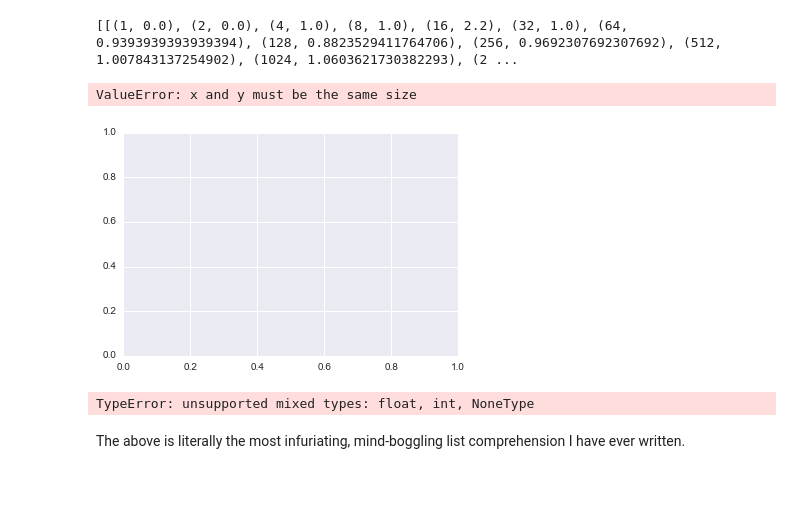
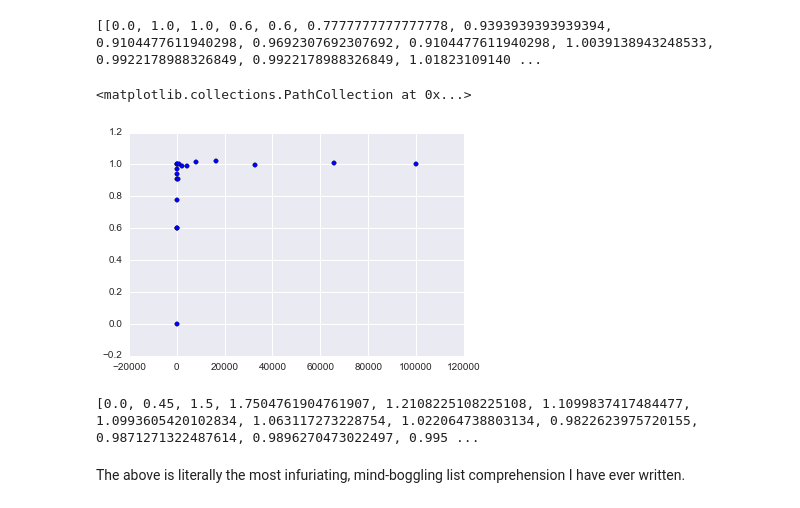
Before and after one commit to tiyd-python-2015-01/charting, a Jupyter notebook: Coin Flips.ipynb, the cells around one changed output. Drawn from its saved outputs; the diff is of its cells as text; code cells hidden in the pictures.

Commit message:
Resolve infinite ratios to zero. To save my sanity.

```diff
--- a/Coin Flips.ipynb
+++ b/Coin Flips.ipynb
@@ -60,7 +60,7 @@ def diff_heads_minus_tails(given_tuple):
 
 def ratio_heads_tails(given_tuple):
     if (given_tuple[0] - given_tuple[1]) is 0:
-        return None
+        return 0
     return given_tuple[1] / (given_tuple[0] - given_tuple[1])
 
 
@@ -106,27 +106,24 @@ for _ in range(20):
 ratio_list = []
 for _ in range(20):
     pre_ratio_trial = coin_trial()
-    ratio_trial = [(trial[0], ratio_heads_tails(trial))
+    ratio_trial = [(ratio_heads_tails(trial))
                    for trial in pre_ratio_trial]
     ratio_list.append(ratio_trial)
 print(ratio_list)
 # %% [output]
-[[(1, 0.0), (2, 0.0), (4, 1.0), (8, 1.0), (16, 2.2), (32, 1.0), (64, 0.9393939393939394), (128, 0.8823529411764706), (256, 0.9692307692307692), (512, 1.007843137254902), (1024, 1.0603621730382293), (2 ...
+[[0.0, 1.0, 1.0, 0.6, 0.6, 0.7777777777777778, 0.9393939393939394, 0.9104477611940298, 0.9692307692307692, 0.9104477611940298, 1.0039138943248533, 0.9922178988326849, 0.9922178988326849, 1.01823109140 ...
 # %%
-plt.scatter(powers_of_two_with_n(), [ratio_list[num][1] for num in range(len(ratio_list))])
+plt.scatter(powers_of_two_with_n(), ratio_list[0])
 # %% [output]
-ValueError: x and y must be the same size
+<matplotlib.collections.PathCollection at 0x...>
-[figure, old version]
+[figure, new version]
 # %%
-means_coin_trials = [stat.mean([ratio_list[trial_num][count_num][1]
+means_coin_ratio = [stat.mean([ratio_list[trial_num][count_num]
                                  for trial_num in range(len(ratio_list))])
-                                 for count_num in range(len(ratio_list[0]))]
-#stdev_coin_trials = [stat.stdev([trial_list[trial_num][count_num][1]
-#                                 for trial_num in range(len(trial_list))])
-#                                 for count_num in range(len(trial_list[0]))]
-print(means_coin_trials)
-#print(stdev_coin_trials)
+                                 for count_num in range(len(powers_of_two_with_n()))]
+
+print(means_coin_ratio)
 # %% [output]
-TypeError: unsupported mixed types: float, int, NoneType
+[0.0, 0.45, 1.5, 1.7504761904761907, 1.2108225108225108, 1.1099837417484477, 1.0993605420102834, 1.063117273228754, 1.022064738803134, 0.9822623975720155, 0.9871271322487614, 0.9896270473022497, 0.995 ...
 # %% [markdown]
 The above is literally the most infuriating, mind-boggling list comprehension I have ever written.
```
Also changed, not shown: parts of 5 cells of this notebook.
